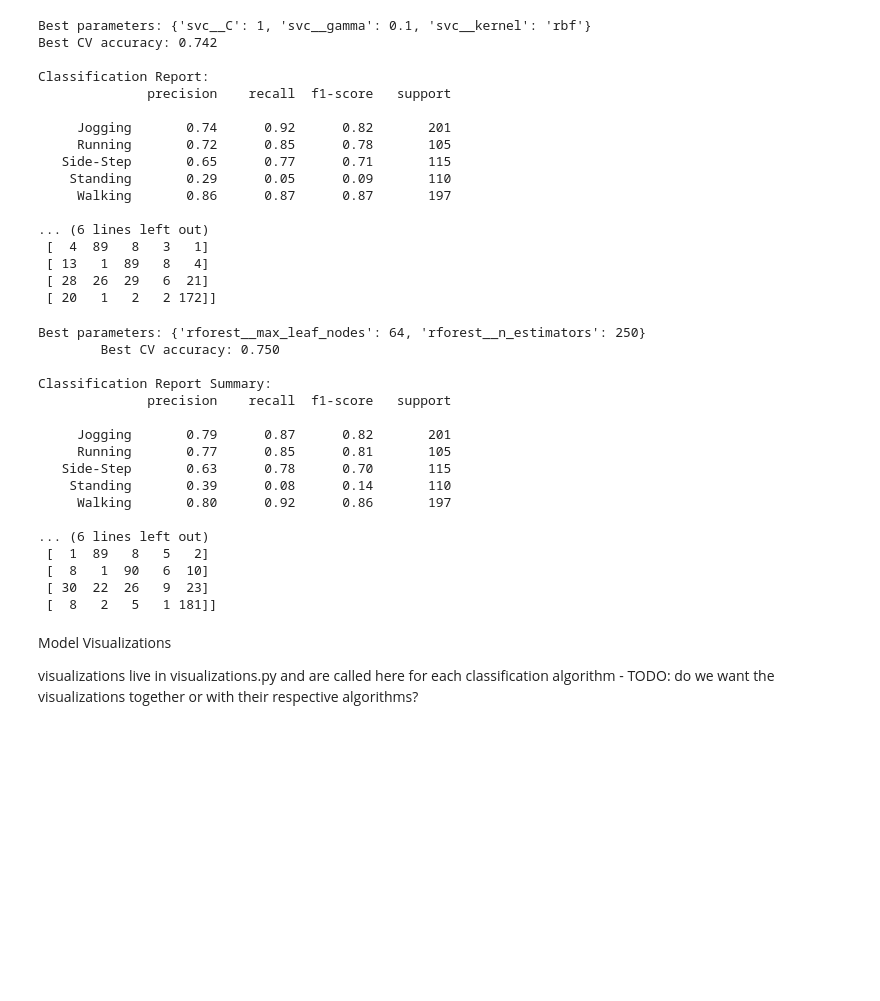
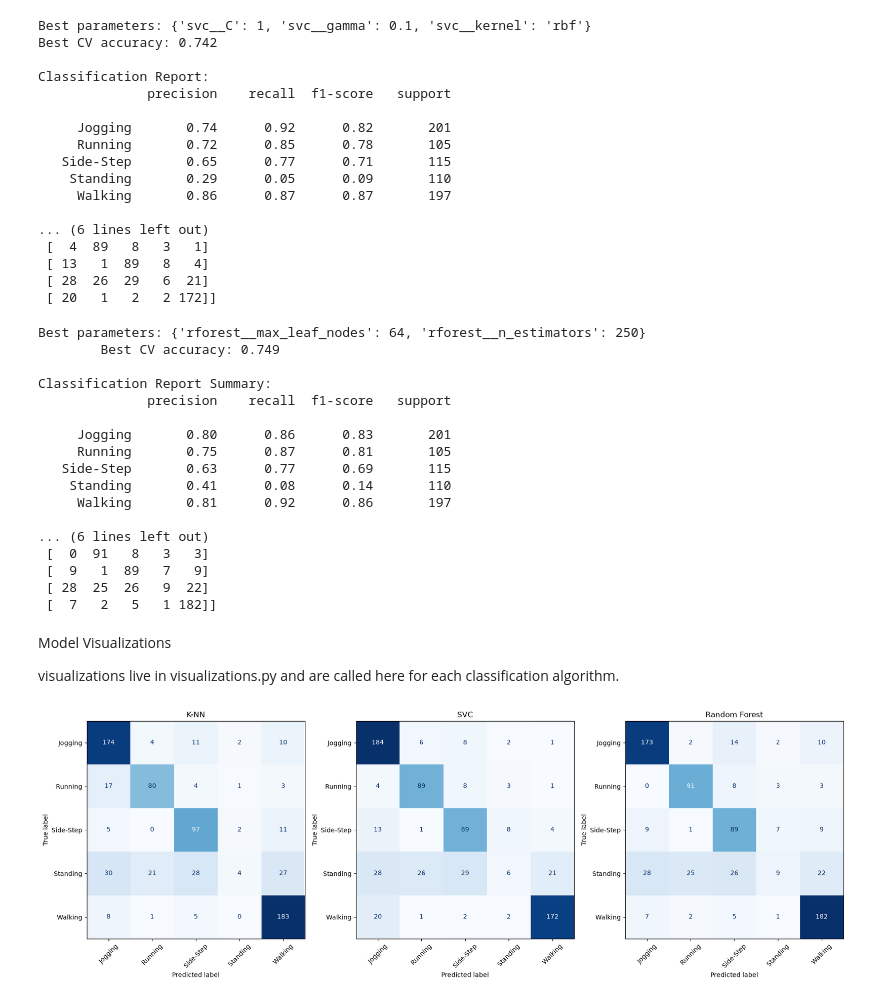
Before and after one commit to spagboolean-gif/cosc102_ass3, a Jupyter notebook: data_analysis.ipynb, the cells around one changed output. Drawn from its saved outputs; the diff is of its cells as text; code cells hidden in the pictures; blank space fills up the shorter version.

Commit message:
added confusion matrix plot comparison to data_analysis

```diff
--- a/data_analysis.ipynb
+++ b/data_analysis.ipynb
@@ -90,7 +90,7 @@ cv = get_cv_splitter()
 from knn import train_knn, knn_summary
 
 knn_results = train_knn(X, y, cv=cv)
-knn_summary(knn_results, X, y, cv=cv)
+knn_summary_results = knn_summary(knn_results, X, y, cv=cv)
 # %% [output]
 Best parameters: {'knn__n_neighbors': 9, 'knn__weights': 'distance'}
 Best CV accuracy: 0.739
@@ -114,7 +114,7 @@ Clasification Report summary:
 
 from svc import run_svc
 
-svc_grid, svc_restulst = run_svc(X, y, cv=cv)
+svc_grid, svc_results = run_svc(X, y, cv=cv)
 # %% [output]
 Best parameters: {'svc__C': 1, 'svc__gamma': 0.1, 'svc__kernel': 'rbf'}
 Best CV accuracy: 0.742
@@ -139,26 +139,26 @@ Classification Report:
 from rforest import train_rforest, rforest_summary
 
 rforest_results = train_rforest(X, y, cv=cv)
-rforest_summary(rforest_results, X, y, cv=cv)
+rforest_summary_results = rforest_summary(rforest_results, X, y, cv=cv)
 # %% [output]
 Best parameters: {'rforest__max_leaf_nodes': 64, 'rforest__n_estimators': 250}
-        Best CV accuracy: 0.750
+        Best CV accuracy: 0.749
 
 Classification Report Summary:
               precision    recall  f1-score   support
 
-     Jogging       0.79      0.87      0.82       201
-     Running       0.77      0.85      0.81       105
-   Side-Step       0.63      0.78      0.70       115
-    Standing       0.39      0.08      0.14       110
-     Walking       0.80      0.92      0.86       197
+     Jogging       0.80      0.86      0.83       201
+     Running       0.75      0.87      0.81       105
+   Side-Step       0.63      0.77      0.69       115
+    Standing       0.41      0.08      0.14       110
+     Walking       0.81      0.92      0.86       197
 
 ... (6 lines left out)
- [  1  89   8   5   2]
- [  8   1  90   6  10]
- [ 30  22  26   9  23]
- [  8   2   5   1 181]]
+ [  0  91   8   3   3]
+ [  9   1  89   7   9]
+ [ 28  25  26   9  22]
+ [  7   2   5   1 182]]
 # %% [markdown]
 Model Visualizations
 
-visualizations live in visualizations.py and are called here for each classification algorithm - TODO: do we want the visualizations together or with their respective algorithms?
+visualizations live in visualizations.py and are called here for each classification algorithm.
@@ -165,5 +169,30 @@ visualizations live in visualizations.py and are called here for each classifica
+# %%
+#Setup for visualization section
+
+# defining consistent label order:
+activity_labels = sorted(y.unique())
+
+knn_pred = knn_summary_results["predictions"]
+svc_pred = svc_results["predictions"]
+rforest_pred = rforest_summary_results["predictions"]
+
+knn_score = knn_results["best_score"]
+rforest_score = rforest_results["best_score"]
+svc_score = svc_grid.best_score_
 # %%
-# KNN
+# confusion matrices
+
+plot_confusion_matrix_comparison(
+    predictions_by_model={
+        "K-NN": knn_pred,
+        "SVC": svc_pred,
+        "Random Forest": rforest_pred,
+    },
+    y_true=y,
+    labels=activity_labels
+)
+# %% [output]
+[figure, added]
 # %%
 # SVC
 # %%
```
Also changed, not shown: parts of 1 cell of this notebook.
